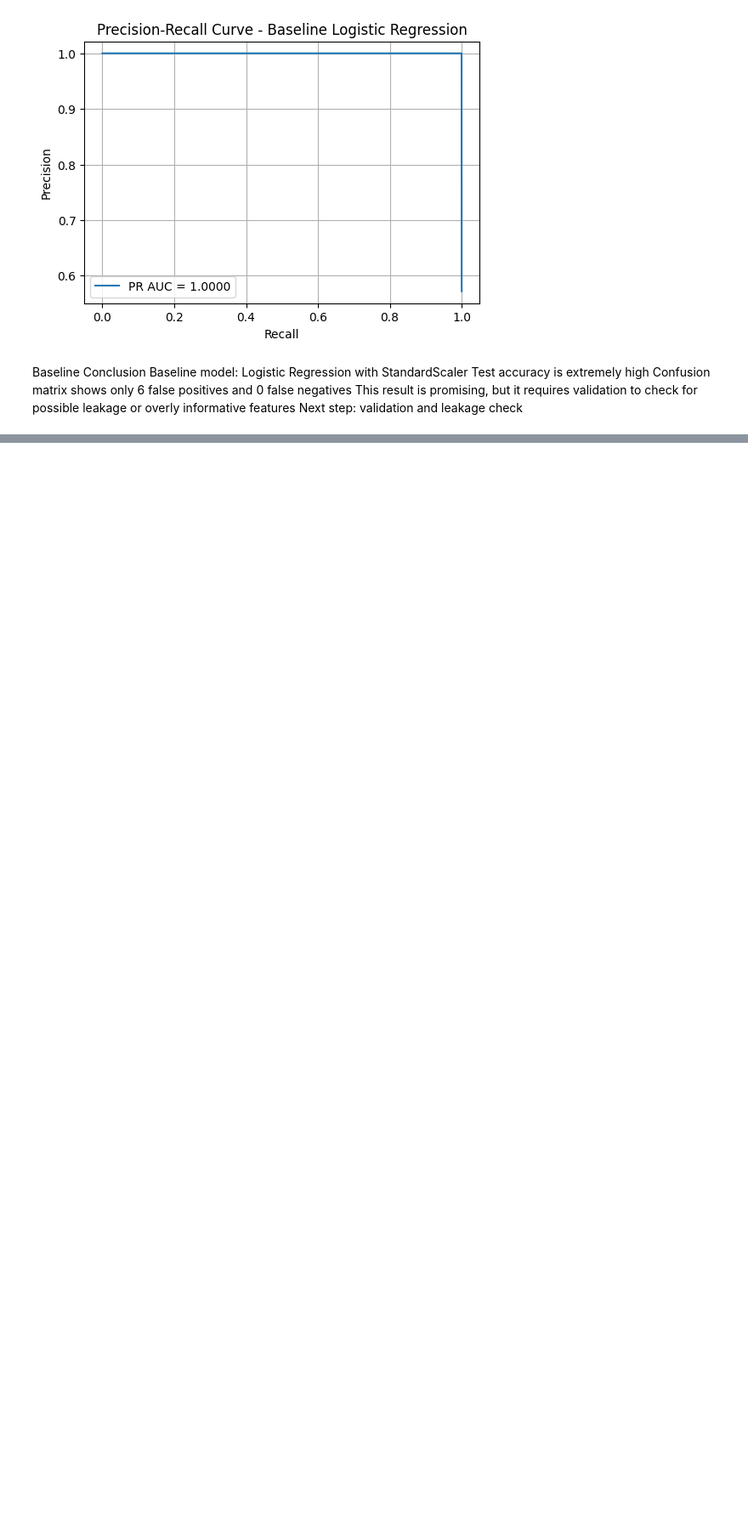
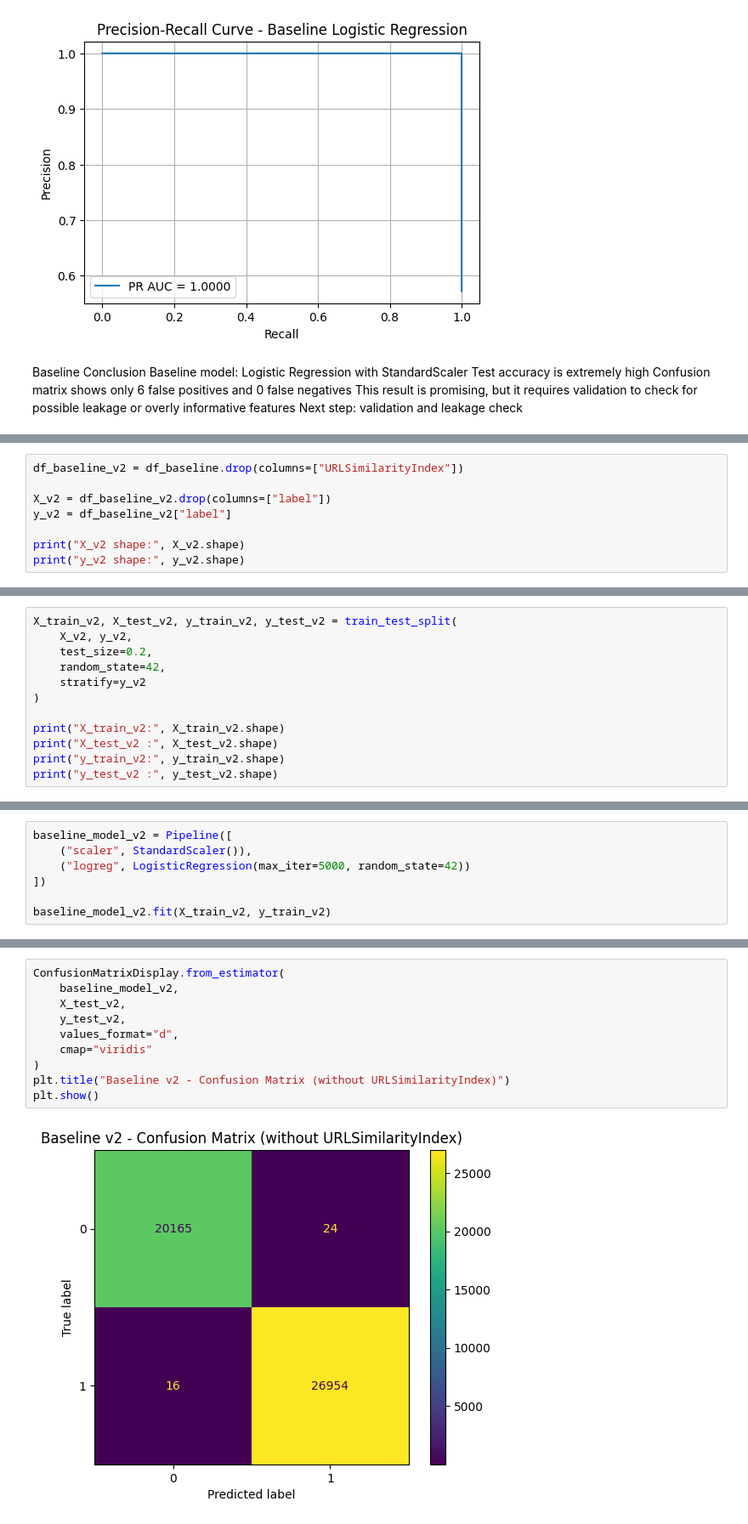
Before and after one commit to frhandev/phishing-ai-ui, a Jupyter notebook: notebooks/01_eda.ipynb, the cells around one changed output, grey strips where cells are left out. Shown at 85% size. Saved outputs shown, nothing was run; the diff lists cells and outputs as text; blank space fills up the shorter version.

```diff
--- a/notebooks/01_eda.ipynb
+++ b/notebooks/01_eda.ipynb
@@ -195,0 +312,8 @@ Next step: validation and leakage check
+# %%
+df_baseline_v2 = df_baseline.drop(columns=["URLSimilarityIndex"])
+
+X_v2 = df_baseline_v2.drop(columns=["label"])
+y_v2 = df_baseline_v2["label"]
+
+print("X_v2 shape:", X_v2.shape)
+print("y_v2 shape:", y_v2.shape)
@@ -195,0 +323,12 @@ Next step: validation and leakage check
+# %%
+X_train_v2, X_test_v2, y_train_v2, y_test_v2 = train_test_split(
+    X_v2, y_v2,
+    test_size=0.2,
+    random_state=42,
+    stratify=y_v2
+)
+
+print("X_train_v2:", X_train_v2.shape)
+print("X_test_v2 :", X_test_v2.shape)
+print("y_train_v2:", y_train_v2.shape)
+print("y_test_v2 :", y_test_v2.shape)
@@ -195,0 +340,7 @@ Next step: validation and leakage check
+# %%
+baseline_model_v2 = Pipeline([
+    ("scaler", StandardScaler()),
+    ("logreg", LogisticRegression(max_iter=5000, random_state=42))
+])
+
+baseline_model_v2.fit(X_train_v2, y_train_v2)
@@ -195,0 +394,12 @@ Next step: validation and leakage check
+# %%
+ConfusionMatrixDisplay.from_estimator(
+    baseline_model_v2,
+    X_test_v2,
+    y_test_v2,
+    values_format="d",
+    cmap="viridis"
+)
+plt.title("Baseline v2 - Confusion Matrix (without URLSimilarityIndex)")
+plt.show()
+# %% [output]
+[figure, added]
```
Also changed, not shown: parts of 12 cells of this notebook.
